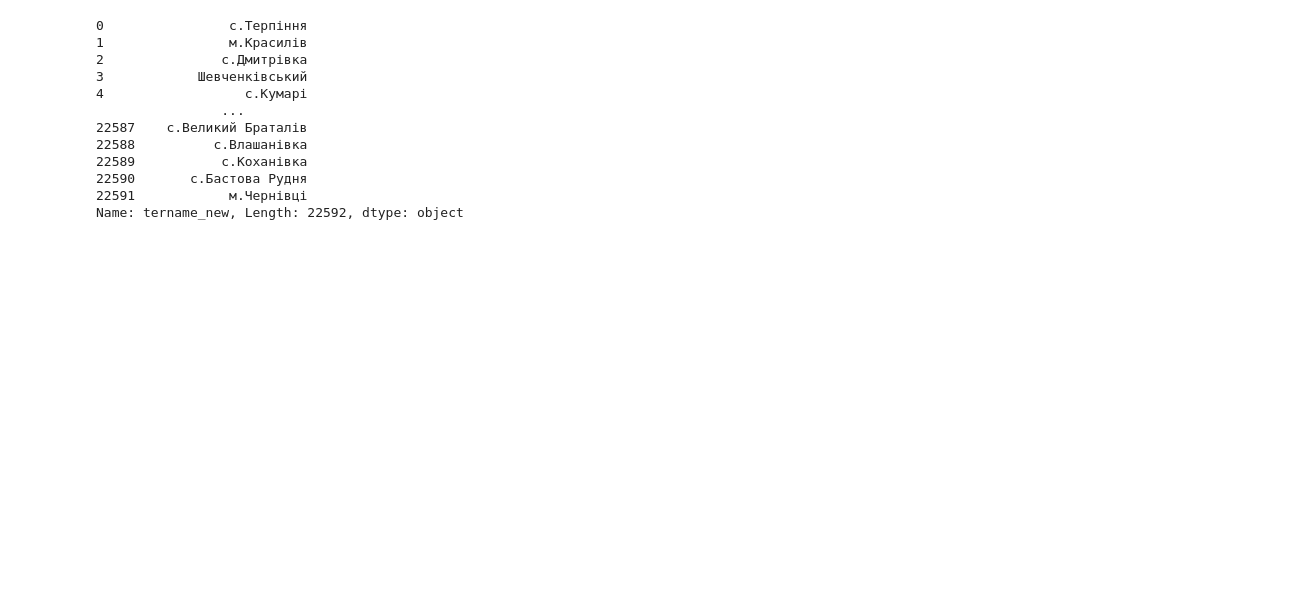
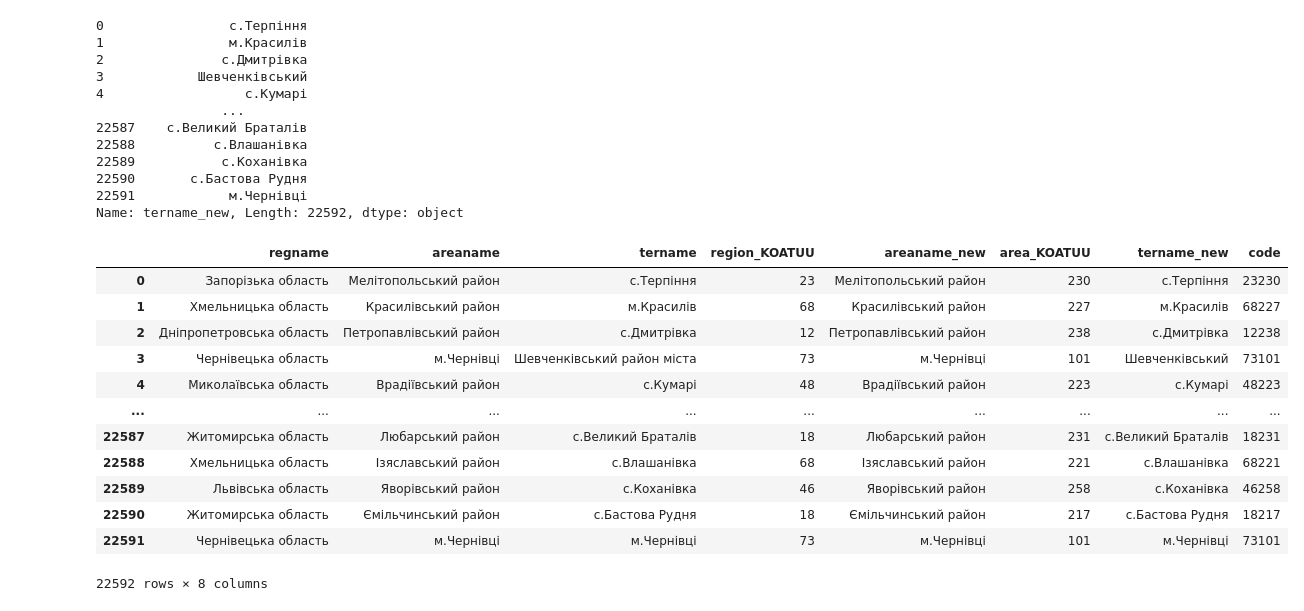
Before and after one commit to DataResponsibly/ZNO-Dataset, a Jupyter notebook: notebooks/students_level/locations.ipynb, the cells around one changed output. Drawn from its saved outputs; the diff is of its cells as text; code cells hidden in the pictures; blank space fills up the shorter version.

```diff
--- a/notebooks/students_level/locations.ipynb
+++ b/notebooks/students_level/locations.ipynb
@@ -74,7 +74,8 @@ locations.drop_duplicates(inplace=True)
 locations.reset_index(drop=True, inplace=True)
 #when student doesn't take the test the corresponding location is NaN
 #we drop these rows
-locations.dropna(inplace=True)
+locations.dropna(how = 'all', inplace=True)
+locations
 # %% [markdown]
 # Codifier brush-up
 # %%
@@ -278,3 +283,20 @@ locations_area['tername_new']
 22590       с.Бастова Рудня
 22591            м.Чернівці
 Name: tername_new, Length: 22592, dtype: object
+# %%
+locations_area['code'] = locations_area['region_KOATUU']+locations_area['area_KOATUU']
+locations_area
+# %% [output]
+|  | regname | areaname | tername | region_KOATUU | areaname_new | area_KOATUU | tername_new | code |
+| 0 | Запорізька область | Мелітопольський район | с.Терпіння | 23 | Мелітопольський район | 230 | с.Терпіння | 23230 |
+| 1 | Хмельницька область | Красилівський район | м.Красилів | 68 | Красилівський район | 227 | м.Красилів | 68227 |
+| 2 | Дніпропетровська область | Петропавлівський район | с.Дмитрівка | 12 | Петропавлівський район | 238 | с.Дмитрівка | 12238 |
+| 3 | Чернівецька область | м.Чернівці | Шевченківський район міста | 73 | м.Чернівці | 101 | Шевченківський | 73101 |
+| 4 | Миколаївська область | Врадіївський район | с.Кумарі | 48 | Врадіївський район | 223 | с.Кумарі | 48223 |
+| ... | ... | ... | ... | ... | ... | ... | ... | ... |
+| 22587 | Житомирська область | Любарський район | с.Великий Браталів | 18 | Любарський район | 231 | с.Великий Браталів | 18231 |
+| 22588 | Хмельницька область | Ізяславський район | с.Влашанівка | 68 | Ізяславський район | 221 | с.Влашанівка | 68221 |
+| 22589 | Львівська область | Яворівський район | с.Коханівка | 46 | Яворівський район | 258 | с.Коханівка | 46258 |
+| 22590 | Житомирська область | Ємільчинський район | с.Бастова Рудня | 18 | Ємільчинський район | 217 | с.Бастова Рудня | 18217 |
+| 22591 | Чернівецька область | м.Чернівці | м.Чернівці | 73 | м.Чернівці | 101 | м.Чернівці | 73101 |
+22592 rows × 8 columns
```
Also changed, not shown: parts of 50 cells of this notebook.
